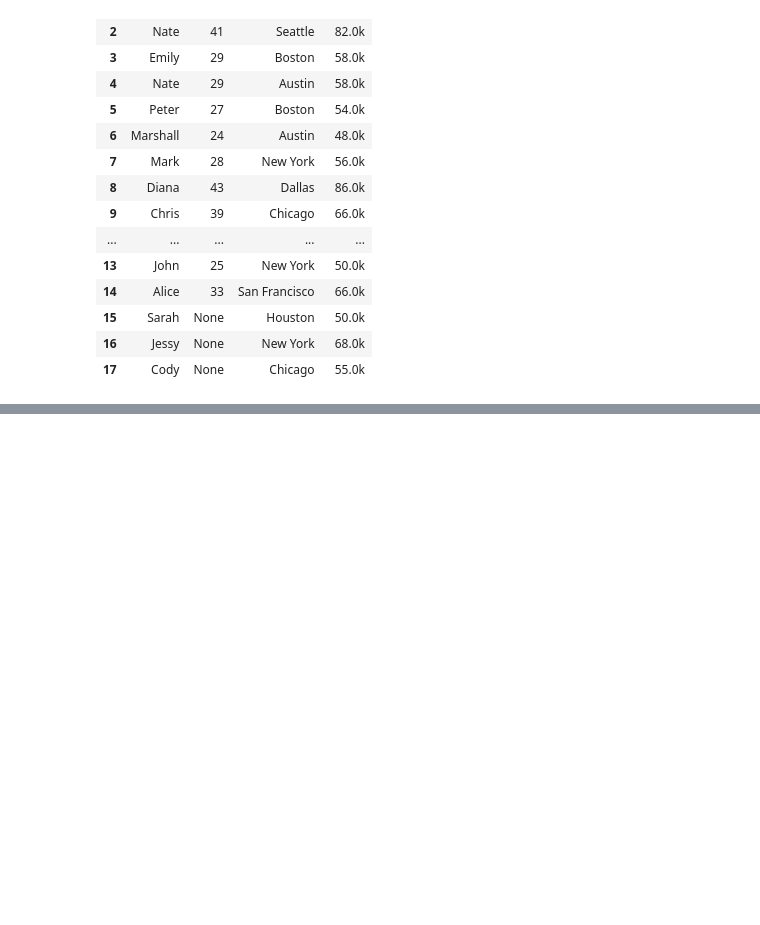
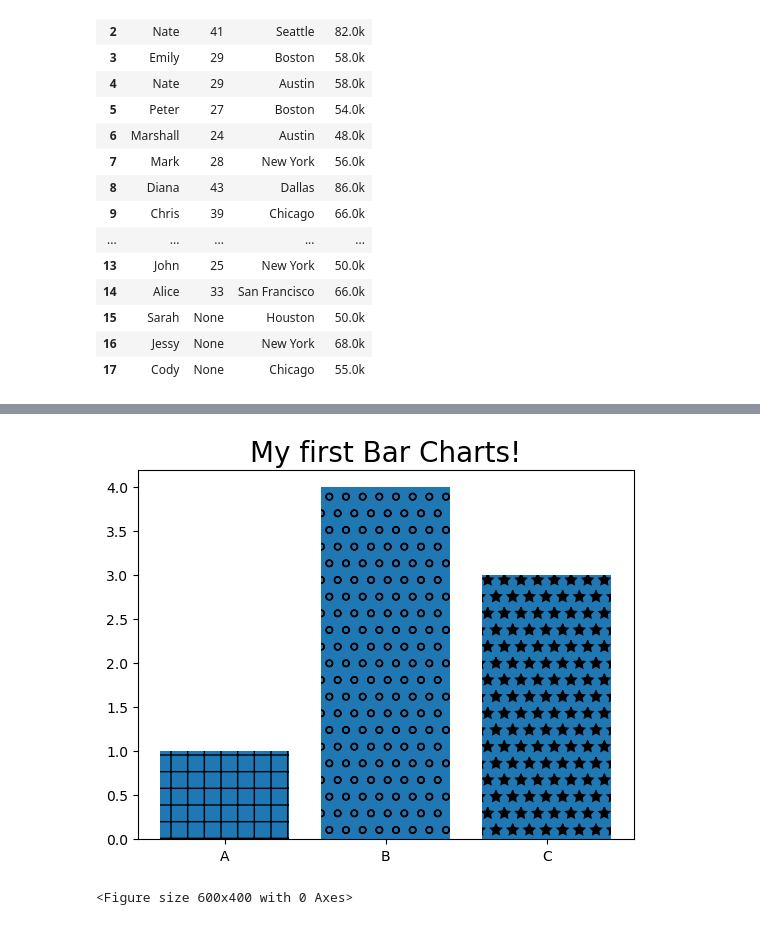
Before and after one commit to Anil-Mhj/Python-Training-Files, a Jupyter notebook: Chapter_7_Python_Modules_and_Standard_Libraries/pandas.ipynb, the cells around one changed output, grey strips where cells are left out. Cells and saved outputs as stored; diff of their text form; code cells hidden in the pictures; blank space fills up the shorter version.

```diff
--- a/Chapter_7_Python_Modules_and_Standard_Libraries/pandas.ipynb
+++ b/Chapter_7_Python_Modules_and_Standard_Libraries/pandas.ipynb
@@ -275,0 +343,21 @@ boston_filtered=df[
+# %%
+labels = ["A", "B", "C"]
+values = [1, 4, 3]
+plt.title("My first Bar Charts!", fontdict={"fontsize": 20})
+
+bars = plt.bar(labels, values)
+plt.figure(figsize=(6, 4))
+# bars[0].set_hatch("+")
+# bars[1].set_hatch("o")
+# bars[2].set_hatch("*")
+
+patterns = ["+", "o", "*"]
+for bar in bars:
+    bar.set_hatch(patterns.pop(0))
+
+plt.savefig("mycharts.png", dpi=280)
+
+plt.show()
+# %% [output]
+[figure, added]
+<Figure size 600x400 with 0 Axes>
```
Also changed, not shown: parts of 4 cells of this notebook.
